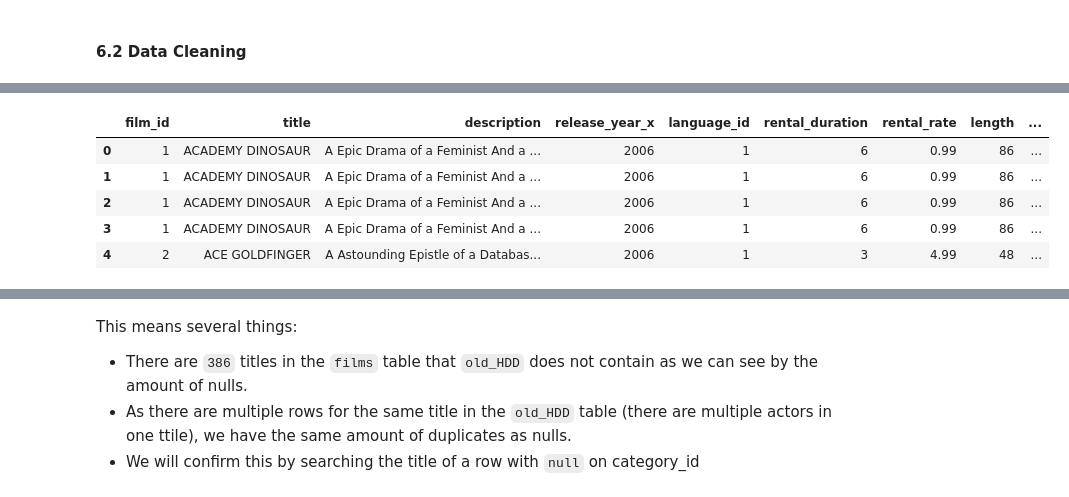
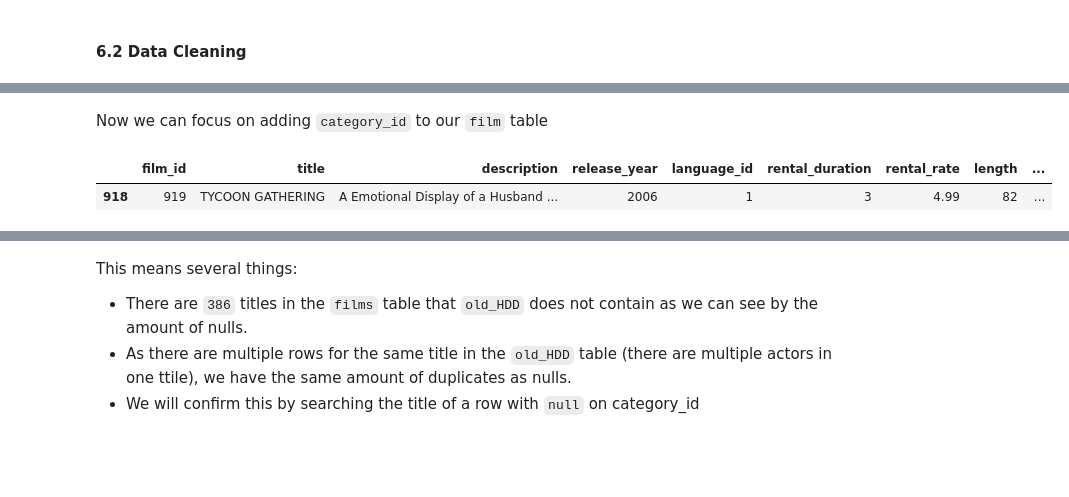
Before and after one commit to BorjaSilla/SQL-Database-Project, a Jupyter notebook: notebooks/cleaning.ipynb, the cells around one changed output, grey strips where cells are left out. Cells and saved outputs as stored; diff of their text form; code cells hidden in the pictures; blank space fills up the shorter version.

```diff
--- a/notebooks/cleaning.ipynb
+++ b/notebooks/cleaning.ipynb
@@ -442,3 +439,0 @@ We can add information and merge by title, adding more information to our `film.
-# %%
-# Merge the two DataFrames on the 'title' column to add the 'category_id' column
-df_film = df_film.merge(df_oldHDD, on='title', how='left')
@@ -445,9 +485,7 @@ df_film = df_film.merge(df_oldHDD, on='title', how='left')
+# %% [markdown]
+Now we can focus on adding `category_id` to our `film` table
 # %%
-df_film.head()
+df_film.sample()
 # %% [output]
-|  | film_id | title | description | release_year_x | language_id | rental_duration | rental_rate | length | ... |
-| 0 | 1 | ACADEMY DINOSAUR | A Epic Drama of a Feminist And a ... | 2006 | 1 | 6 | 0.99 | 86 | ... |
-| 1 | 1 | ACADEMY DINOSAUR | A Epic Drama of a Feminist And a ... | 2006 | 1 | 6 | 0.99 | 86 | ... |
-| 2 | 1 | ACADEMY DINOSAUR | A Epic Drama of a Feminist And a ... | 2006 | 1 | 6 | 0.99 | 86 | ... |
-| 3 | 1 | ACADEMY DINOSAUR | A Epic Drama of a Feminist And a ... | 2006 | 1 | 6 | 0.99 | 86 | ... |
-| 4 | 2 | ACE GOLDFINGER | A Astounding Epistle of a Databas... | 2006 | 1 | 3 | 4.99 | 48 | ... |
+|  | film_id | title | description | release_year | language_id | rental_duration | rental_rate | length | ... |
+| 918 | 919 | TYCOON GATHERING | A Emotional Display of a Husband ... | 2006 | 1 | 3 | 4.99 | 82 | ... |
```
Also changed, not shown: parts of 12 cells of this notebook.
